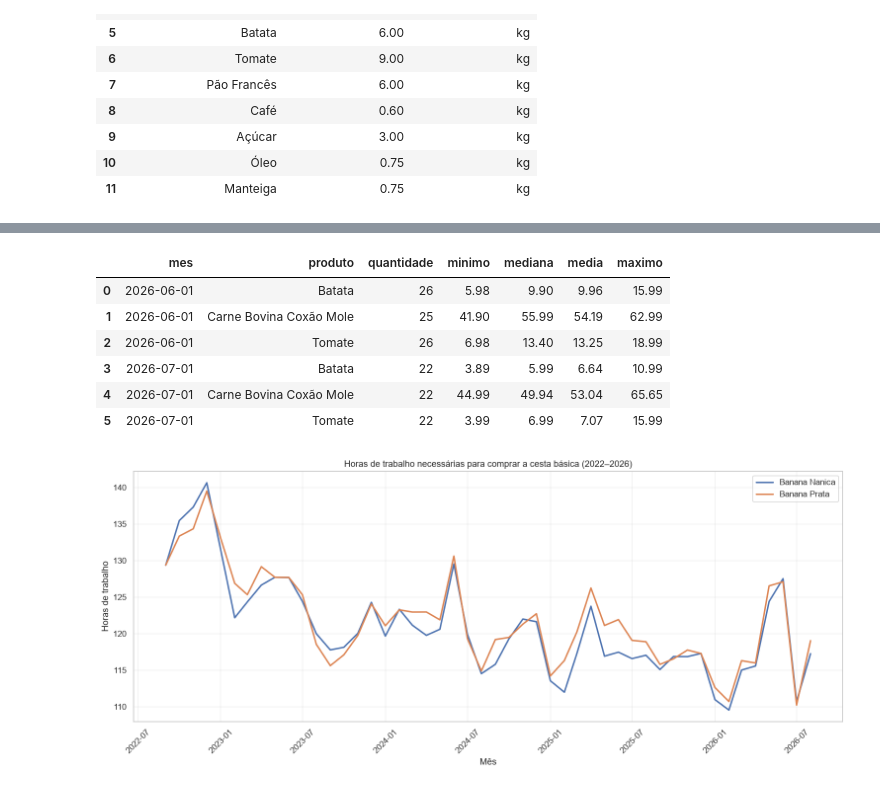
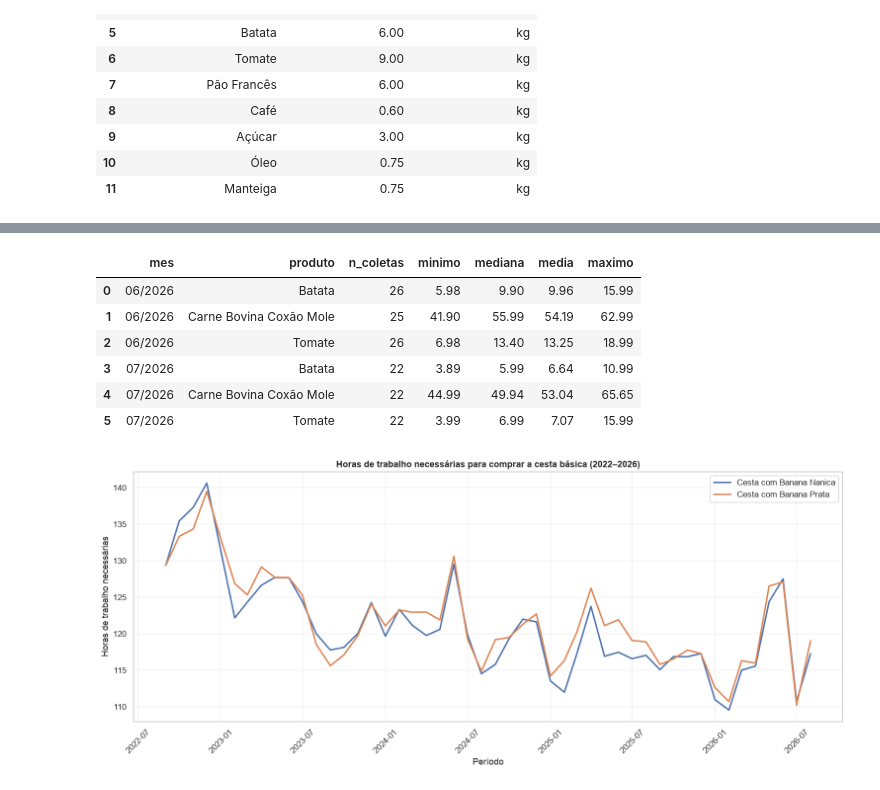
Before and after one commit to Lucas-Ibrahim/cesta-basica-analise, a Jupyter notebook: notebooks/02_acessibilidade.ipynb, the cells around one changed output, grey strips where cells are left out. Cells and saved outputs as stored; diff of their text form; code cells hidden in the pictures.

```diff
--- a/notebooks/02_acessibilidade.ipynb
+++ b/notebooks/02_acessibilidade.ipynb
@@ -371,6 +387,6 @@ Nome: ICB_DADOS_2026.xlsx | Extensão: .xlsx | Caminho: ..\data\raw\ICB_DADOS_20
 # %%
 # Caminho do arquivo original
-ARQUIVO_ORIGINAL = Path("../data/raw/ICB_DADOS_2026.xlsx")
+ARQUIVO_ORIGINAL = RAW / "ICB_DADOS_2026.xlsx"
 
 # Identificar as planilhas existentes
 excel = pd.ExcelFile(ARQUIVO_ORIGINAL)
@@ -515,6 +529,7 @@ for alimento, produtos in correspondencia.items():
             "Alimento": alimento,
             "Produto na base": produto,
             "Registros": len(dados),
+            "Meses disponíveis": dados["mes"].nunique(),
             "Quantidades encontradas": sorted(
                 dados["quantidade"].dropna().unique().tolist()
             )
@@ -781,13 +797,27 @@ produtos_cesta = composicao["produto"].tolist()
 
 disponiveis = sorted(df_mensal["produto"].unique())
 
+total_meses = df_mensal["mes"].nunique()
+
 for produto in produtos_cesta:
+    meses = df_mensal.loc[
+        df_mensal["produto"] == produto, "mes"
+    ].nunique()
+
     if produto in disponiveis:
-        print(f"OK - {produto}")
+        print(f"OK - {produto}: {meses}/{total_meses} meses")
     else:
         print(f"FALTA - {produto}")
 
 print("\nBananas:")
+
 for produto in ["Banana Nanica", "Banana Prata"]:
-    print(f"{produto}: {'OK' if produto in disponiveis else 'FALTA'}")
+    meses = df_mensal.loc[
+        df_mensal["produto"] == produto, "mes"
+    ].nunique()
+
+    if produto in disponiveis:
+        print(f"OK - {produto}: {meses}/{total_meses} meses")
+    else:
+        print(f"FALTA - {produto}")
 # %% [output]
@@ -1265,7 +1482,9 @@ produtos_verificar = [
 # Filtrar junho e julho de 2026
 dados_verificacao = df_limpo[
     (df_limpo["produto"].isin(produtos_verificar)) &
-    (df_limpo["mes"].astype(str).str[:7].isin(["2026-06", "2026-07"]))
+    (df_limpo["mes"].dt.strftime("%Y-%m").isin(
+        ["2026-06", "2026-07"]
+    ))
 ]
 
 # Resumir os preços por produto e mês
@@ -1273,7 +1492,7 @@ resumo_precos = (
     dados_verificacao
     .groupby(["mes", "produto"])["ppk"]
     .agg(
-        quantidade="count",
+        n_coletas="count",
         minimo="min",
         mediana="median",
         media="mean",
@@ -1282,43 +1501,57 @@ resumo_precos = (
     .reset_index()
 )
 
-display(resumo_precos.round(2))
+# Formatar a tabela para apresentação
+tabela = resumo_precos.copy()
+
+tabela["mes"] = tabela["mes"].dt.strftime("%m/%Y")
+
+display(tabela.round(2))
 # %% [output]
-|  | mes | produto | quantidade | minimo | mediana | media | maximo |
-| 0 | 2026-06-01 | Batata | 26 | 5.98 | 9.90 | 9.96 | 15.99 |
-| 1 | 2026-06-01 | Carne Bovina Coxão Mole | 25 | 41.90 | 55.99 | 54.19 | 62.99 |
-| 2 | 2026-06-01 | Tomate | 26 | 6.98 | 13.40 | 13.25 | 18.99 |
-| 3 | 2026-07-01 | Batata | 22 | 3.89 | 5.99 | 6.64 | 10.99 |
-| 4 | 2026-07-01 | Carne Bovina Coxão Mole | 22 | 44.99 | 49.94 | 53.04 | 65.65 |
-| 5 | 2026-07-01 | Tomate | 22 | 3.99 | 6.99 | 7.07 | 15.99 |
+|  | mes | produto | n_coletas | minimo | mediana | media | maximo |
+| 0 | 06/2026 | Batata | 26 | 5.98 | 9.90 | 9.96 | 15.99 |
+| 1 | 06/2026 | Carne Bovina Coxão Mole | 25 | 41.90 | 55.99 | 54.19 | 62.99 |
+| 2 | 06/2026 | Tomate | 26 | 6.98 | 13.40 | 13.25 | 18.99 |
+| 3 | 07/2026 | Batata | 22 | 3.89 | 5.99 | 6.64 | 10.99 |
+| 4 | 07/2026 | Carne Bovina Coxão Mole | 22 | 44.99 | 49.94 | 53.04 | 65.65 |
+| 5 | 07/2026 | Tomate | 22 | 3.99 | 6.99 | 7.07 | 15.99 |
 # %%
-import matplotlib.pyplot as plt
-
 plt.figure(figsize=(14, 6))
 
 plt.plot(
     resultado_cesta["mes"],
     resultado_cesta["horas_cesta_banana_nanica"],
-    label="Banana Nanica",
+    label="Cesta com Banana Nanica",
     linewidth=2
 )
 
 plt.plot(
     resultado_cesta["mes"],
     resultado_cesta["horas_cesta_banana_prata"],
-    label="Banana Prata",
+    label="Cesta com Banana Prata",
     linewidth=2
 )
 
-plt.title("Horas de trabalho necessárias para comprar a cesta básica (2022–2026)")
-plt.xlabel("Mês")
-plt.ylabel("Horas de trabalho")
+plt.title(
+    "Horas de trabalho necessárias para comprar a cesta básica (2022–2026)",
+    fontweight="bold"
+)
+
+plt.xlabel("Período")
+plt.ylabel("Horas de trabalho necessárias")
 
 plt.legend()
 plt.grid(True, alpha=0.3)
 plt.xticks(rotation=45)
 plt.tight_layout()
 
+# Salvar o gráfico
+plt.savefig(
+    FIG / "horas_trabalho.png",
+    dpi=150,
+    bbox_inches="tight"
+)
+
 plt.show()
 # %% [output]
-[figure, old version]
+[figure, new version]
```
Also changed, not shown: parts of 40 cells of this notebook, 4 other files.
